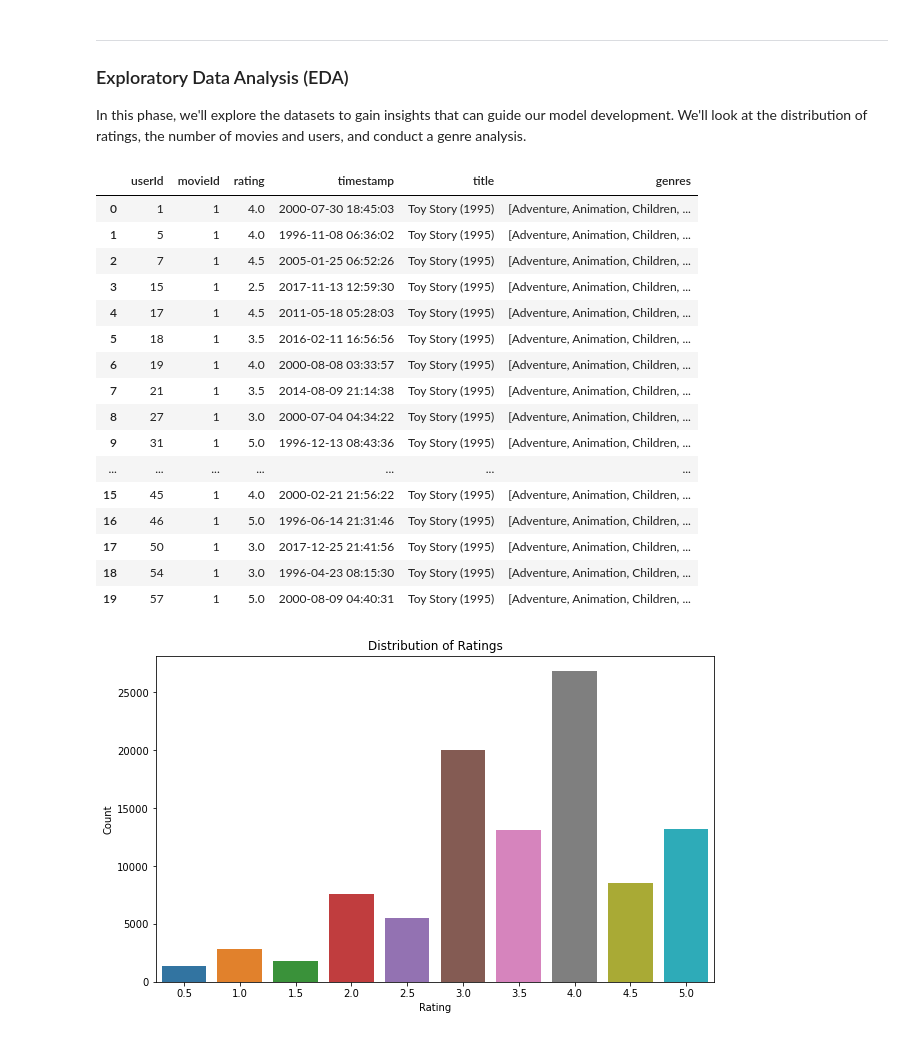
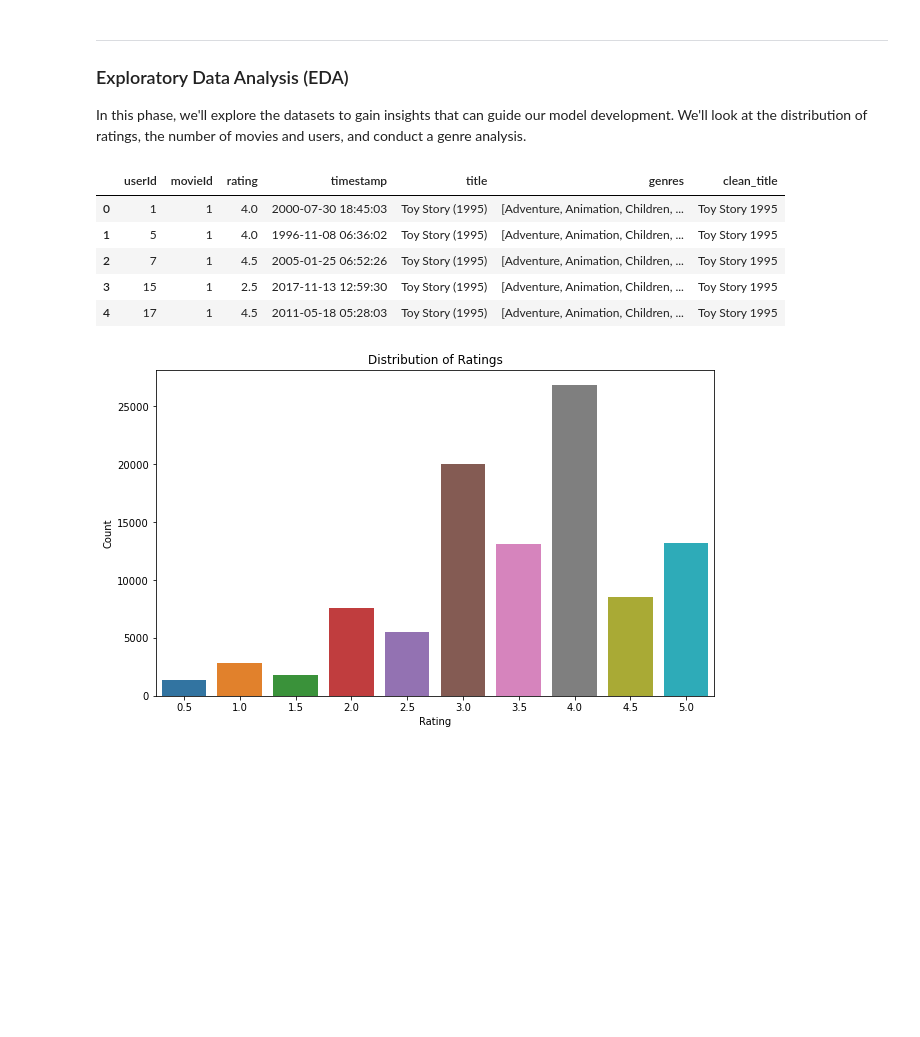
Before and after one commit to omulei/Movie_Recommender_System, a Jupyter notebook: Phase 4 project.ipynb, the cells around one changed output. Cells and saved outputs as stored; diff of their text form; code cells hidden in the pictures; blank space fills up the shorter version.

```diff
--- a/Phase 4 project.ipynb
+++ b/Phase 4 project.ipynb
@@ -217,3 +228,16 @@ movies
 | 9740 | 193587 | Bungo Stray Dogs: Dead Apple (2018) | [Action, Animation] |
 | 9741 | 193609 | Andrew Dice Clay: Dice Rules (1991) | [Comedy] |
 9742 rows × 3 columns
+# %%
+# Cleaning movie titles using Python's regular expressions.
+
+import re
+
+# Define a function to clean a movie title.
+def clean_title(title):
+    # Use regular expression substitution to remove characters that are not letters, digits, or spaces.
+    title = re.sub("[^a-zA-Z0-9 ]", "", title)
+    # Return the cleaned title.
+    return title
+# %%
+movies["clean_title"] = movies["title"].apply(clean_title)
@@ -243,25 +283,14 @@ In this phase, we'll explore the datasets to gain insights that can guide our mo
 # %%
 movies_and_ratings = pd.merge(ratings, movies, on ='movieId')
 # %%
-movies_and_ratings.head(20)
+movies_and_ratings.head()
 # %% [output]
-|  | userId | movieId | rating | timestamp | title | genres |
-| 0 | 1 | 1 | 4.0 | 2000-07-30 18:45:03 | Toy Story (1995) | [Adventure, Animation, Children, ... |
-| 1 | 5 | 1 | 4.0 | 1996-11-08 06:36:02 | Toy Story (1995) | [Adventure, Animation, Children, ... |
-| 2 | 7 | 1 | 4.5 | 2005-01-25 06:52:26 | Toy Story (1995) | [Adventure, Animation, Children, ... |
-| 3 | 15 | 1 | 2.5 | 2017-11-13 12:59:30 | Toy Story (1995) | [Adventure, Animation, Children, ... |
-| 4 | 17 | 1 | 4.5 | 2011-05-18 05:28:03 | Toy Story (1995) | [Adventure, Animation, Children, ... |
-| 5 | 18 | 1 | 3.5 | 2016-02-11 16:56:56 | Toy Story (1995) | [Adventure, Animation, Children, ... |
-| 6 | 19 | 1 | 4.0 | 2000-08-08 03:33:57 | Toy Story (1995) | [Adventure, Animation, Children, ... |
-| 7 | 21 | 1 | 3.5 | 2014-08-09 21:14:38 | Toy Story (1995) | [Adventure, Animation, Children, ... |
-| 8 | 27 | 1 | 3.0 | 2000-07-04 04:34:22 | Toy Story (1995) | [Adventure, Animation, Children, ... |
-| 9 | 31 | 1 | 5.0 | 1996-12-13 08:43:36 | Toy Story (1995) | [Adventure, Animation, Children, ... |
-| ... | ... | ... | ... | ... | ... | ... |
-| 15 | 45 | 1 | 4.0 | 2000-02-21 21:56:22 | Toy Story (1995) | [Adventure, Animation, Children, ... |
-| 16 | 46 | 1 | 5.0 | 1996-06-14 21:31:46 | Toy Story (1995) | [Adventure, Animation, Children, ... |
-| 17 | 50 | 1 | 3.0 | 2017-12-25 21:41:56 | Toy Story (1995) | [Adventure, Animation, Children, ... |
-| 18 | 54 | 1 | 3.0 | 1996-04-23 08:15:30 | Toy Story (1995) | [Adventure, Animation, Children, ... |
-| 19 | 57 | 1 | 5.0 | 2000-08-09 04:40:31 | Toy Story (1995) | [Adventure, Animation, Children, ... |
+|  | userId | movieId | rating | timestamp | title | genres | clean_title |
+| 0 | 1 | 1 | 4.0 | 2000-07-30 18:45:03 | Toy Story (1995) | [Adventure, Animation, Children, ... | Toy Story 1995 |
+| 1 | 5 | 1 | 4.0 | 1996-11-08 06:36:02 | Toy Story (1995) | [Adventure, Animation, Children, ... | Toy Story 1995 |
+| 2 | 7 | 1 | 4.5 | 2005-01-25 06:52:26 | Toy Story (1995) | [Adventure, Animation, Children, ... | Toy Story 1995 |
+| 3 | 15 | 1 | 2.5 | 2017-11-13 12:59:30 | Toy Story (1995) | [Adventure, Animation, Children, ... | Toy Story 1995 |
+| 4 | 17 | 1 | 4.5 | 2011-05-18 05:28:03 | Toy Story (1995) | [Adventure, Animation, Children, ... | Toy Story 1995 |
 # %%
 # Exploratory Data Analysis
 
```
Also changed, not shown: parts of 37 cells of this notebook.
